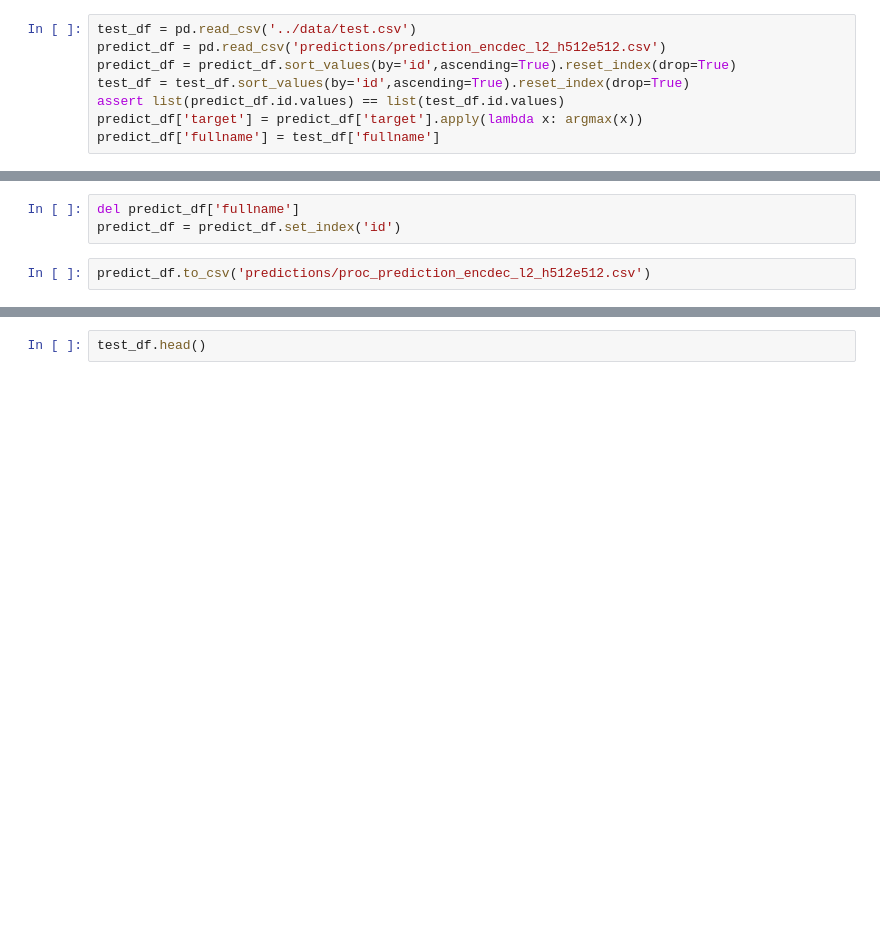
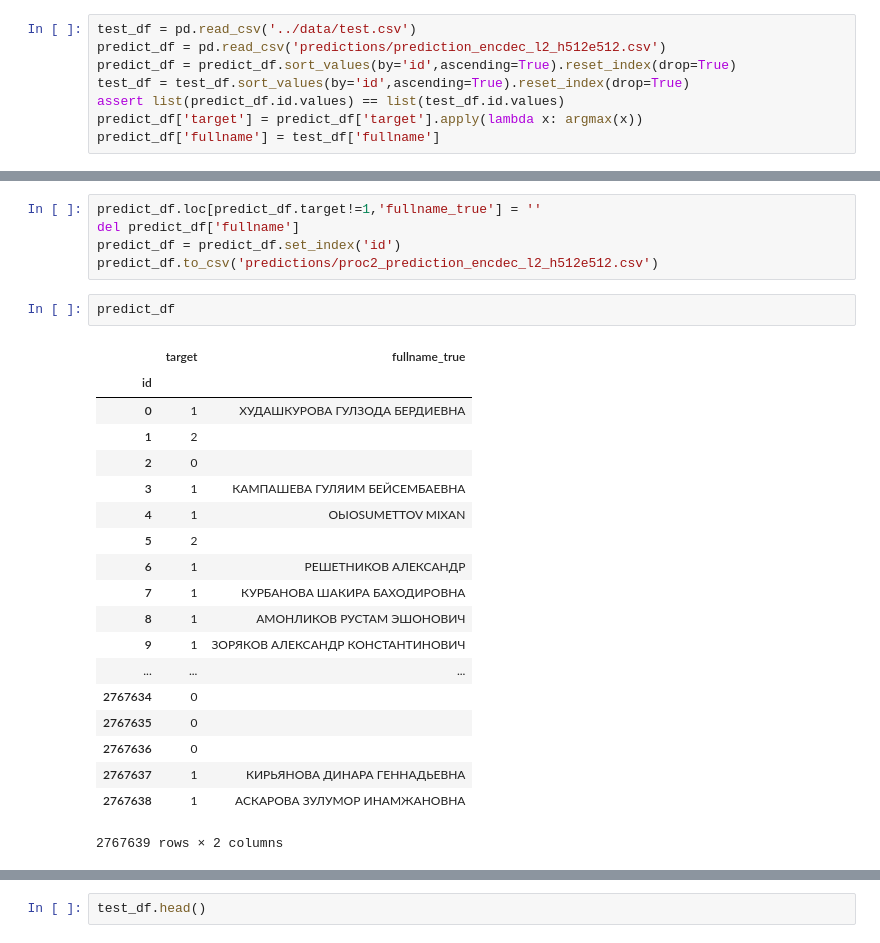
Before and after one commit to snakers4/cft-contest-2018, a Jupyter notebook: src/encoder_decoder.ipynb, the cells around one changed output, grey strips where cells are left out. Saved outputs shown, nothing was run; the diff lists cells and outputs as text; blank space fills up the shorter version.

```diff
--- a/src/encoder_decoder.ipynb
+++ b/src/encoder_decoder.ipynb
@@ -1450,5 +1457,27 @@ predict_df['fullname'] = test_df['fullname']
 # %%
+predict_df.loc[predict_df.target!=1,'fullname_true'] = ''
 del predict_df['fullname']
 predict_df = predict_df.set_index('id')
+predict_df.to_csv('predictions/proc2_prediction_encdec_l2_h512e512.csv')
-# %%
-predict_df.to_csv('predictions/proc_prediction_encdec_l2_h512e512.csv')
+# %%
+predict_df
+# %% [output]
+|  | target | fullname_true |
+| id |  |  |
+| 0 | 1 | ХУДАШКУРОВА ГУЛЗОДА БЕРДИЕВНА |
+| 1 | 2 |  |
+| 2 | 0 |  |
+| 3 | 1 | КАМПАШЕВА ГУЛЯИМ БЕЙСЕМБАЕВНА |
+| 4 | 1 | OЫOSUMETTOV MIXAN |
+| 5 | 2 |  |
+| 6 | 1 | РЕШЕТНИКОВ АЛЕКСАНДР |
+| 7 | 1 | КУРБАНОВА ШАКИРА БАХОДИРОВНА |
+| 8 | 1 | АМОНЛИКОВ РУСТАМ ЭШОНОВИЧ |
+| 9 | 1 | ЗОРЯКОВ АЛЕКСАНДР КОНСТАНТИНОВИЧ |
+| ... | ... | ... |
+| 2767634 | 0 |  |
+| 2767635 | 0 |  |
+| 2767636 | 0 |  |
+| 2767637 | 1 | КИРЬЯНОВА ДИНАРА ГЕННАДЬЕВНА |
+| 2767638 | 1 | АСКАРОВА ЗУЛУМОР ИНАМЖАНОВНА |
+2767639 rows × 2 columns
```
Also changed, not shown: parts of 7 cells of this notebook, 2 other files.
